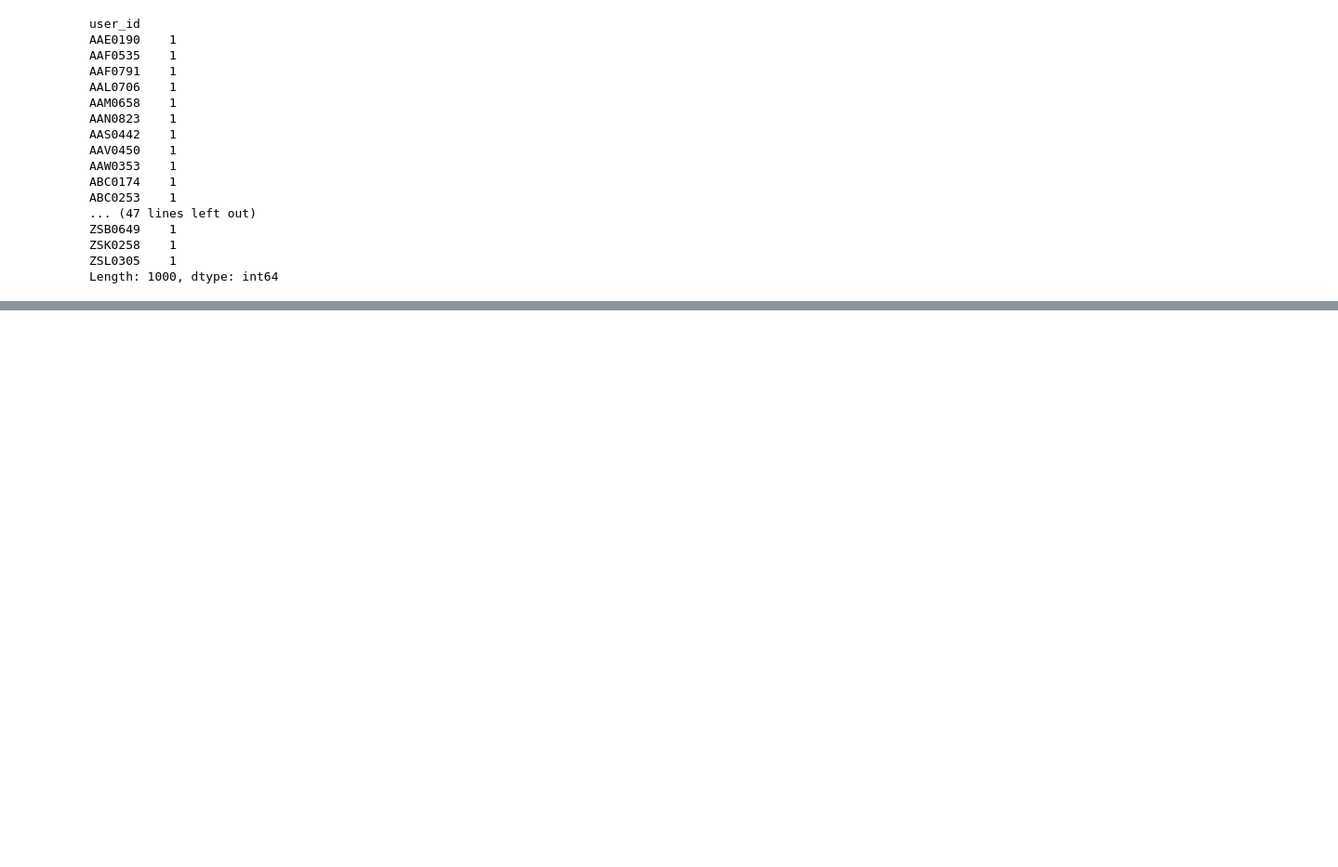
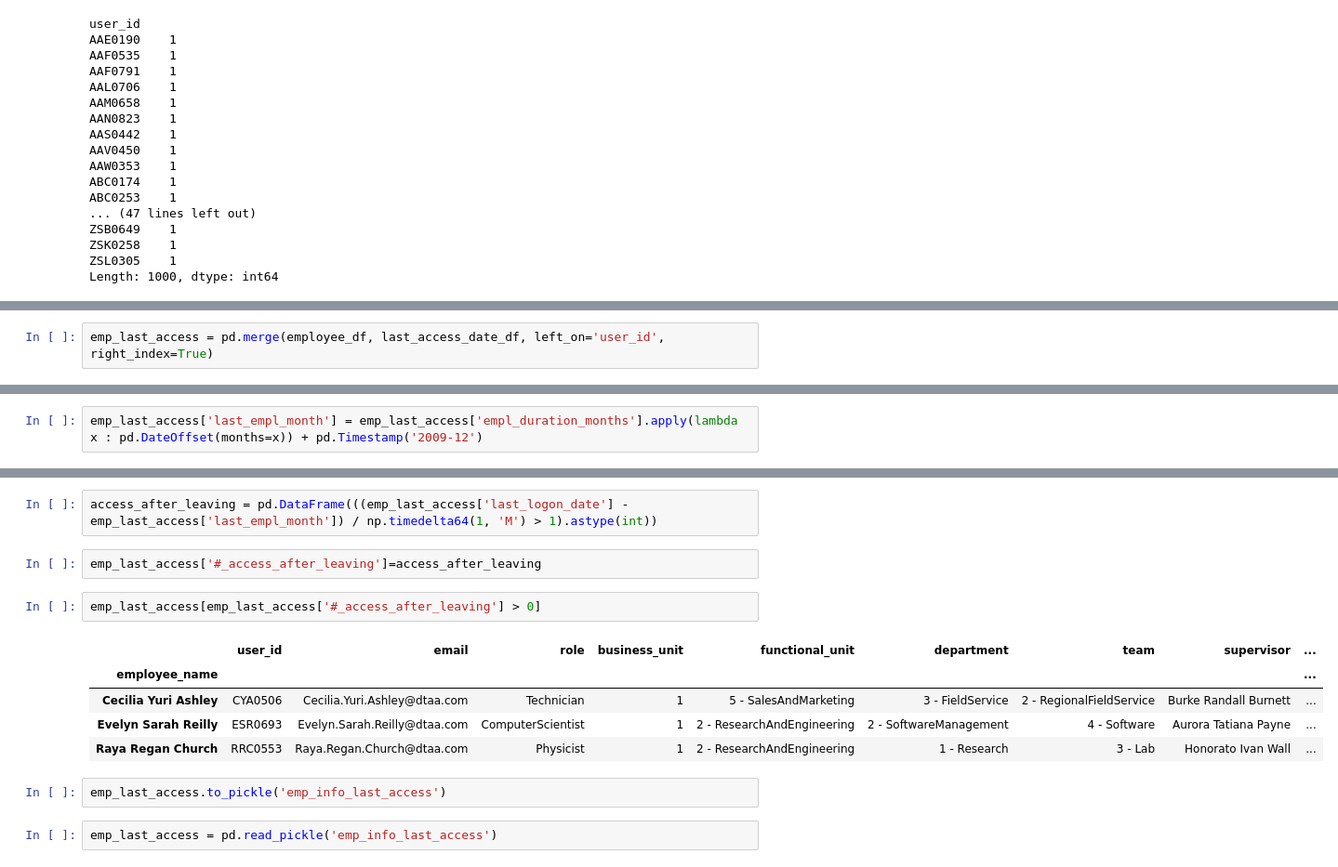
Before and after one commit to TalhaGhaffar/Data-Analytics, a Jupyter notebook: Project.ipynb, the cells around one changed output, grey strips where cells are left out. Shown: that part at 93% size. Saved outputs shown, nothing was run; the diff lists cells and outputs as text; blank space fills up the shorter version.

Commit message:
finding employees who access a system after leaving

```diff
--- a/Project.ipynb
+++ b/Project.ipynb
@@ -640,0 +667,2 @@ Length: 1000, dtype: int64
+# %%
+emp_last_access = pd.merge(employee_df, last_access_date_df, left_on='user_id', right_index=True)
@@ -640,0 +691,2 @@ Length: 1000, dtype: int64
+# %%
+emp_last_access['last_empl_month'] = emp_last_access['empl_duration_months'].apply(lambda x : pd.DateOffset(months=x)) + pd.Timestamp('2009-12')
@@ -640,0 +709,16 @@ Length: 1000, dtype: int64
+# %%
+access_after_leaving = pd.DataFrame(((emp_last_access['last_logon_date'] - emp_last_access['last_empl_month']) / np.timedelta64(1, 'M') > 1).astype(int))
+# %%
+emp_last_access['#_access_after_leaving']=access_after_leaving
+# %%
+emp_last_access[emp_last_access['#_access_after_leaving'] > 0]
+# %% [output]
+|  | user_id | email | role | business_unit | functional_unit | department | team | supervisor | ... |
+| employee_name |  |  |  |  |  |  |  |  | ... |
+| Cecilia Yuri Ashley | CYA0506 | Cecilia.Yuri.Ashley@dtaa.com | Technician | 1 | 5 - SalesAndMarketing | 3 - FieldService | 2 - RegionalFieldService | Burke Randall Burnett | ... |
+| Evelyn Sarah Reilly | ESR0693 | Evelyn.Sarah.Reilly@dtaa.com | ComputerScientist | 1 | 2 - ResearchAndEngineering | 2 - SoftwareManagement | 4 - Software | Aurora Tatiana Payne | ... |
+| Raya Regan Church | RRC0553 | Raya.Regan.Church@dtaa.com | Physicist | 1 | 2 - ResearchAndEngineering | 1 - Research | 3 - Lab | Honorato Ivan Wall | ... |
+# %%
+emp_last_access.to_pickle('emp_info_last_access')
+# %%
+emp_last_access = pd.read_pickle('emp_info_last_access')
```
Also changed, not shown: parts of 19 cells of this notebook.
